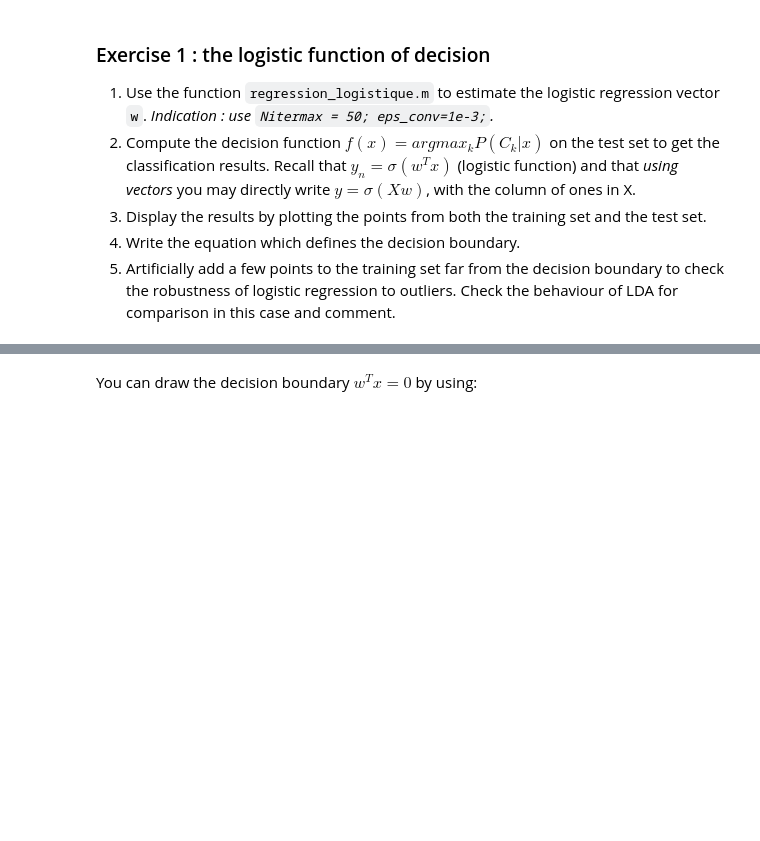
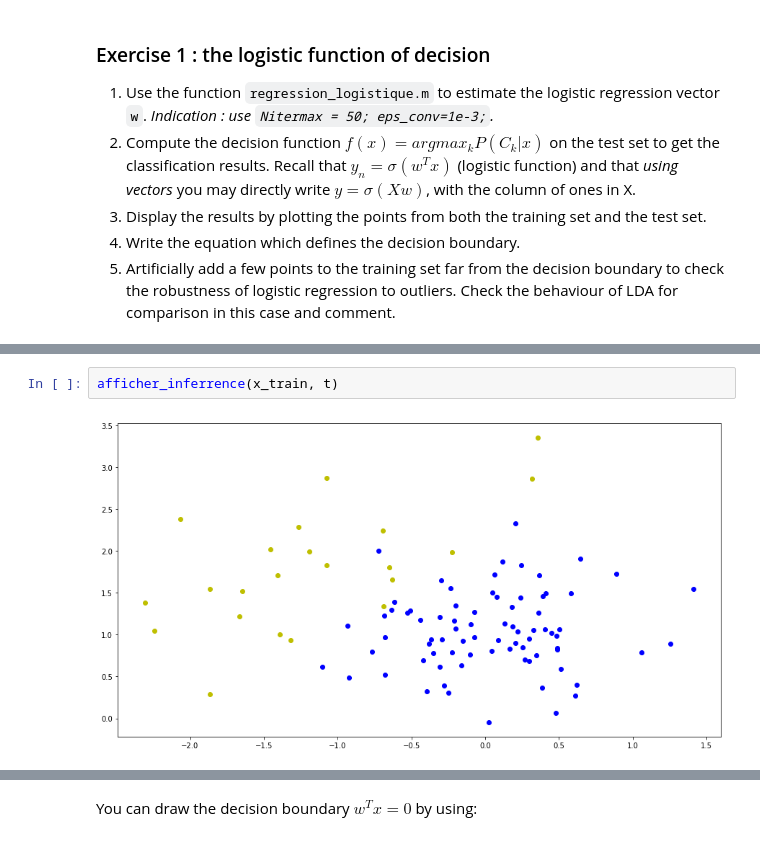
Before and after one commit to kronerte/ML_Logistic_Regression, a Jupyter notebook: TP3_archive/TP3_logistic_regression.ipynb, the cells around one changed output, grey strips where cells are left out. Drawn from its saved outputs; the diff is of its cells as text; blank space fills up the shorter version.

```diff
--- a/TP3_archive/TP3_logistic_regression.ipynb
+++ b/TP3_archive/TP3_logistic_regression.ipynb
@@ -112,3 +166,7 @@ and the test set.
+# %%
+afficher_inferrence(x_train, t)
+# %% [output]
+[figure, added]
 # %%
 #Exercise 1
 w, Niter = regression_logistique(X, t)
```
Also changed, not shown: parts of 11 cells of this notebook.
